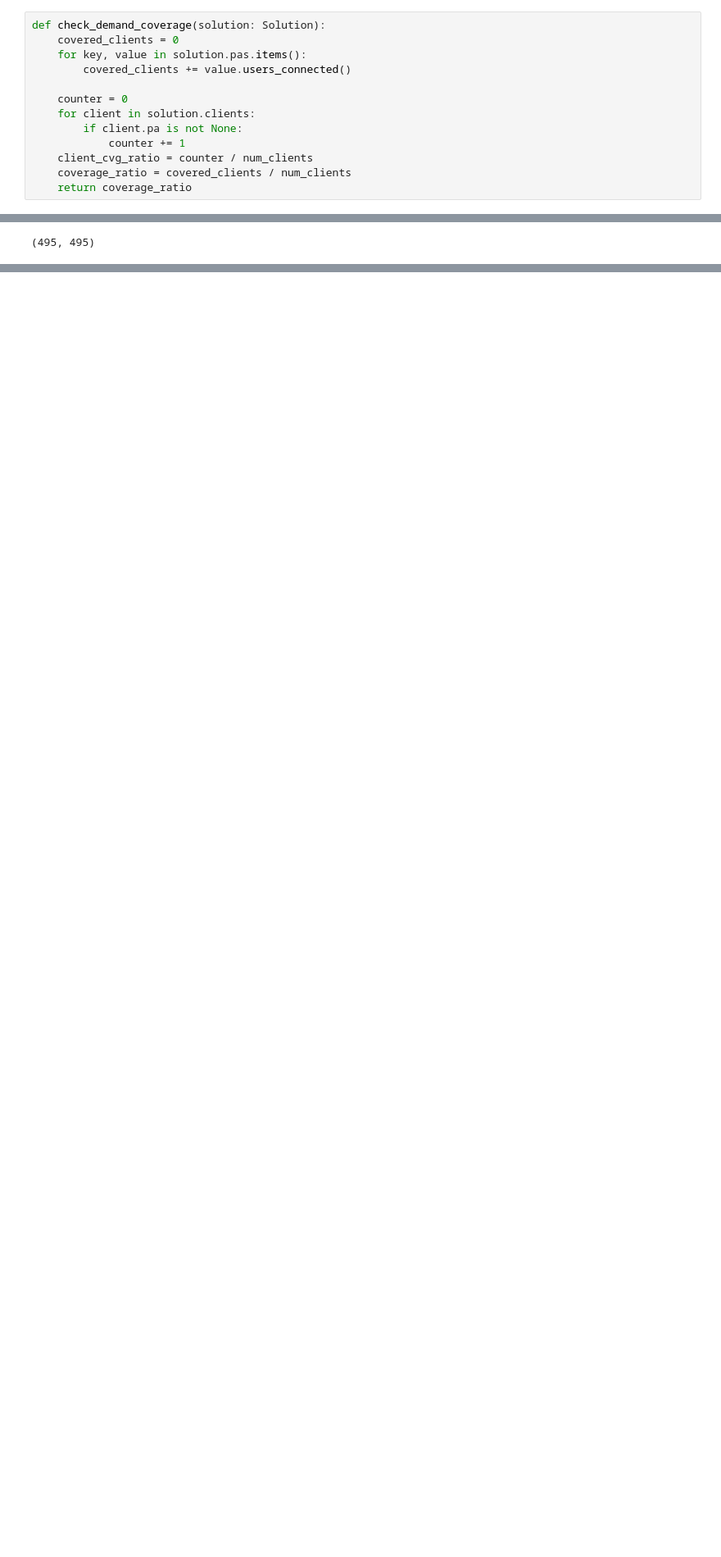
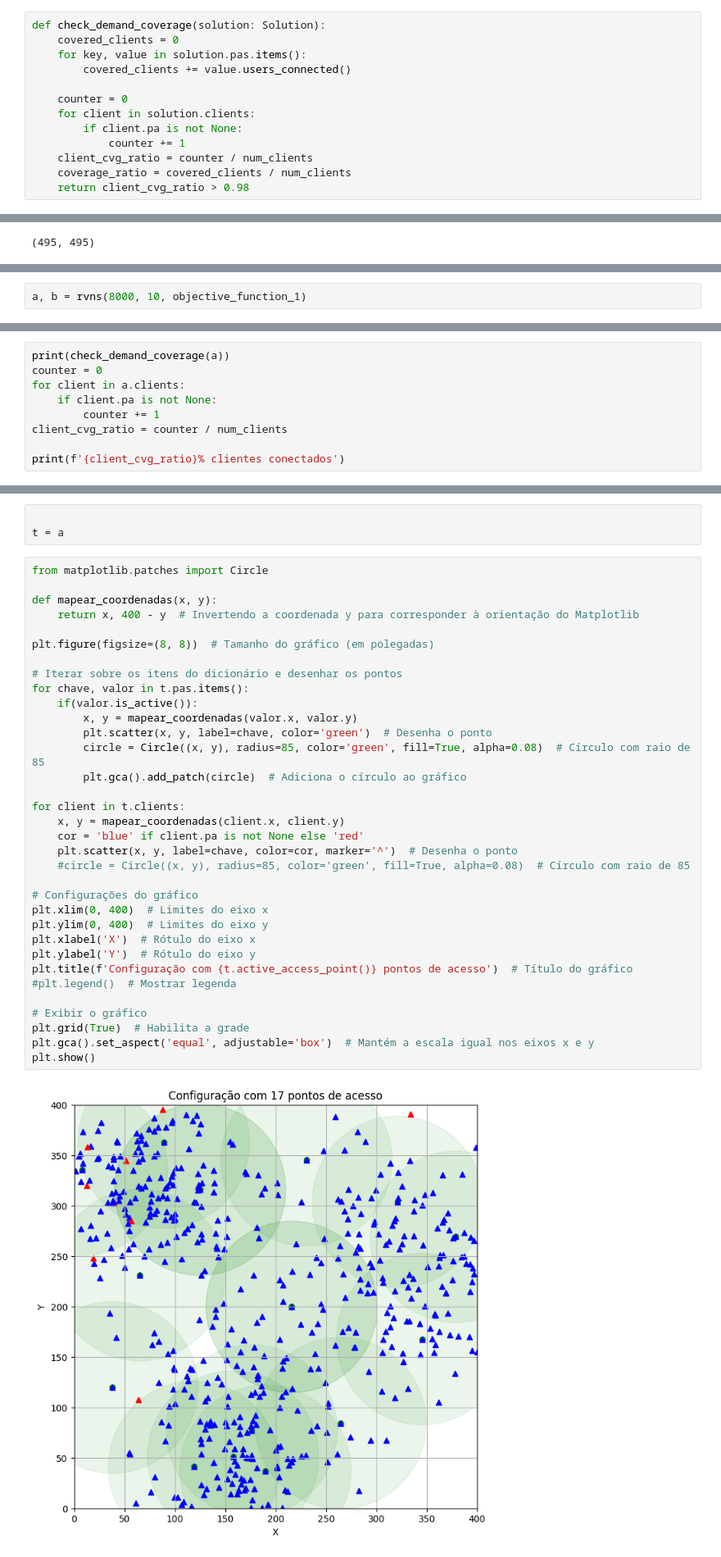
Before and after one commit to louisbaggins/TP1_TD, a Jupyter notebook: tc/Problema_WLAN_RVNS.ipynb, the cells around one changed output, grey strips where cells are left out. Shown at 82% size. Saved outputs shown, nothing was run; the diff lists cells and outputs as text; blank space fills up the shorter version.

```diff
--- a/tc/Problema_WLAN_RVNS.ipynb
+++ b/tc/Problema_WLAN_RVNS.ipynb
@@ -246,5 +305,5 @@ def check_demand_coverage(solution: Solution):
             counter += 1
     client_cvg_ratio = counter / num_clients
     coverage_ratio = covered_clients / num_clients
-    return coverage_ratio
+    return client_cvg_ratio > 0.98
 # %%
@@ -389,3 +503,5 @@ def rvns(max_iterations, max_iterations_no_improve, objective_function, neighbor
         solution = copy.deepcopy(best_solution)
 
     return best_solution, best_fitness
+# %%
+a, b = rvns(8000, 10, objective_function_1)
@@ -391,0 +526,9 @@ def rvns(max_iterations, max_iterations_no_improve, objective_function, neighbor
+# %%
+print(check_demand_coverage(a))
+counter = 0
+for client in a.clients:
+    if client.pa is not None:
+        counter += 1
+client_cvg_ratio = counter / num_clients
+
+print(f'{client_cvg_ratio}% clientes conectados')
@@ -391,0 +538,39 @@ def rvns(max_iterations, max_iterations_no_improve, objective_function, neighbor
+# %%
+
+t = a
+# %%
+from matplotlib.patches import Circle
+
+def mapear_coordenadas(x, y):
+    return x, 400 - y  # Invertendo a coordenada y para corresponder à orientação do Matplotlib
+
+plt.figure(figsize=(8, 8))  # Tamanho do gráfico (em polegadas)
+
+# Iterar sobre os itens do dicionário e desenhar os pontos
+for chave, valor in t.pas.items():
+    if(valor.is_active()):
+        x, y = mapear_coordenadas(valor.x, valor.y)
+        plt.scatter(x, y, label=chave, color='green')  # Desenha o ponto
+        circle = Circle((x, y), radius=85, color='green', fill=True, alpha=0.08)  # Círculo com raio de 85
+        plt.gca().add_patch(circle)  # Adiciona o círculo ao gráfico
+
+for client in t.clients:
+    x, y = mapear_coordenadas(client.x, client.y)
+    cor = 'blue' if client.pa is not None else 'red'
+    plt.scatter(x, y, label=chave, color=cor, marker='^')  # Desenha o ponto
+    #circle = Circle((x, y), radius=85, color='green', fill=True, alpha=0.08)  # Círculo com raio de 85
+
+# Configurações do gráfico
+plt.xlim(0, 400)  # Limites do eixo x
+plt.ylim(0, 400)  # Limites do eixo y
+plt.xlabel('X')  # Rótulo do eixo x
+plt.ylabel('Y')  # Rótulo do eixo y
+plt.title(f'Configuração com {t.active_access_point()} pontos de acesso')  # Título do gráfico
+#plt.legend()  # Mostrar legenda
+
+# Exibir o gráfico
+plt.grid(True)  # Habilita a grade
+plt.gca().set_aspect('equal', adjustable='box')  # Mantém a escala igual nos eixos x e y
+plt.show()
+# %% [output]
+[figure, added]
```
Also changed, not shown: parts of 24 cells of this notebook.
